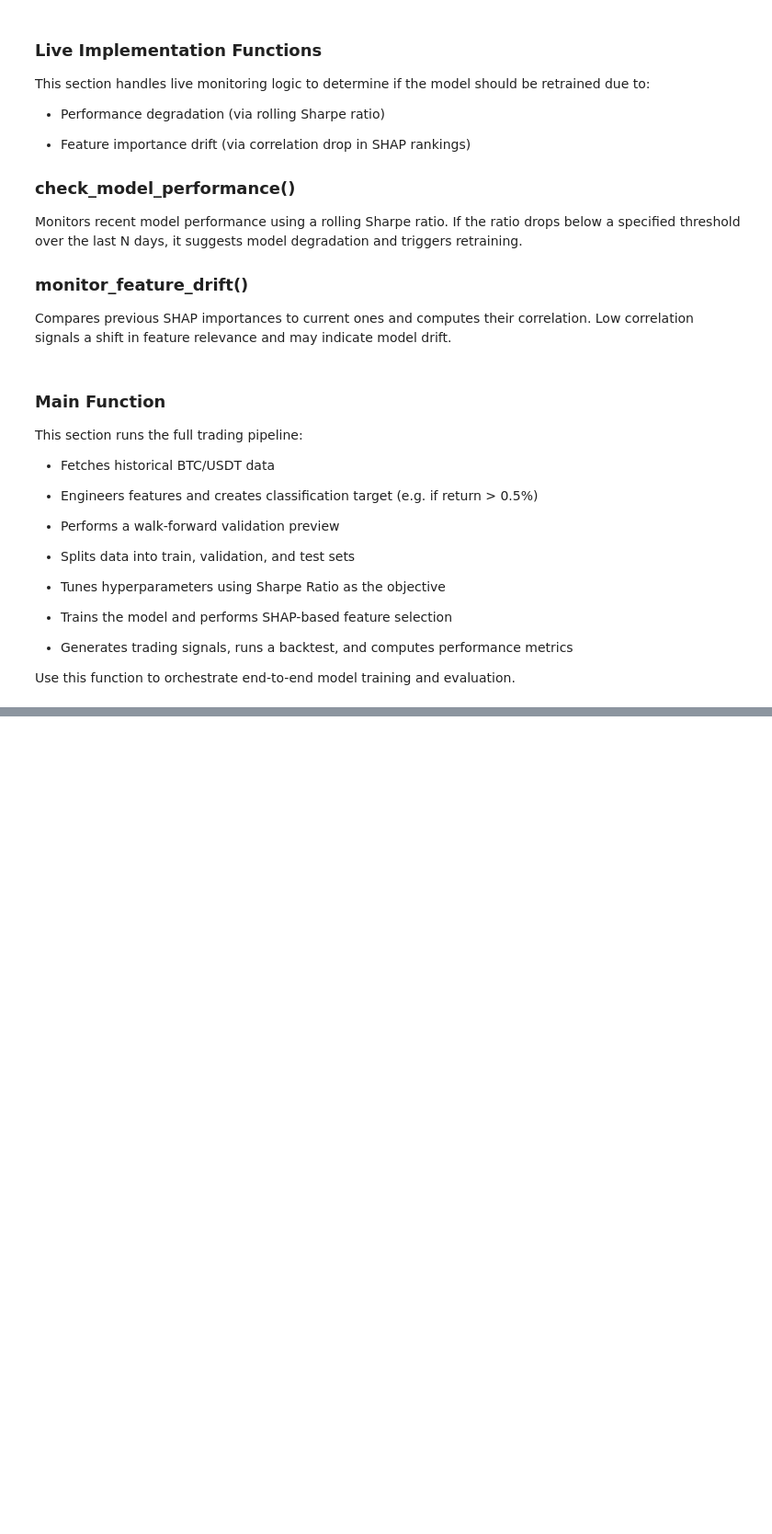
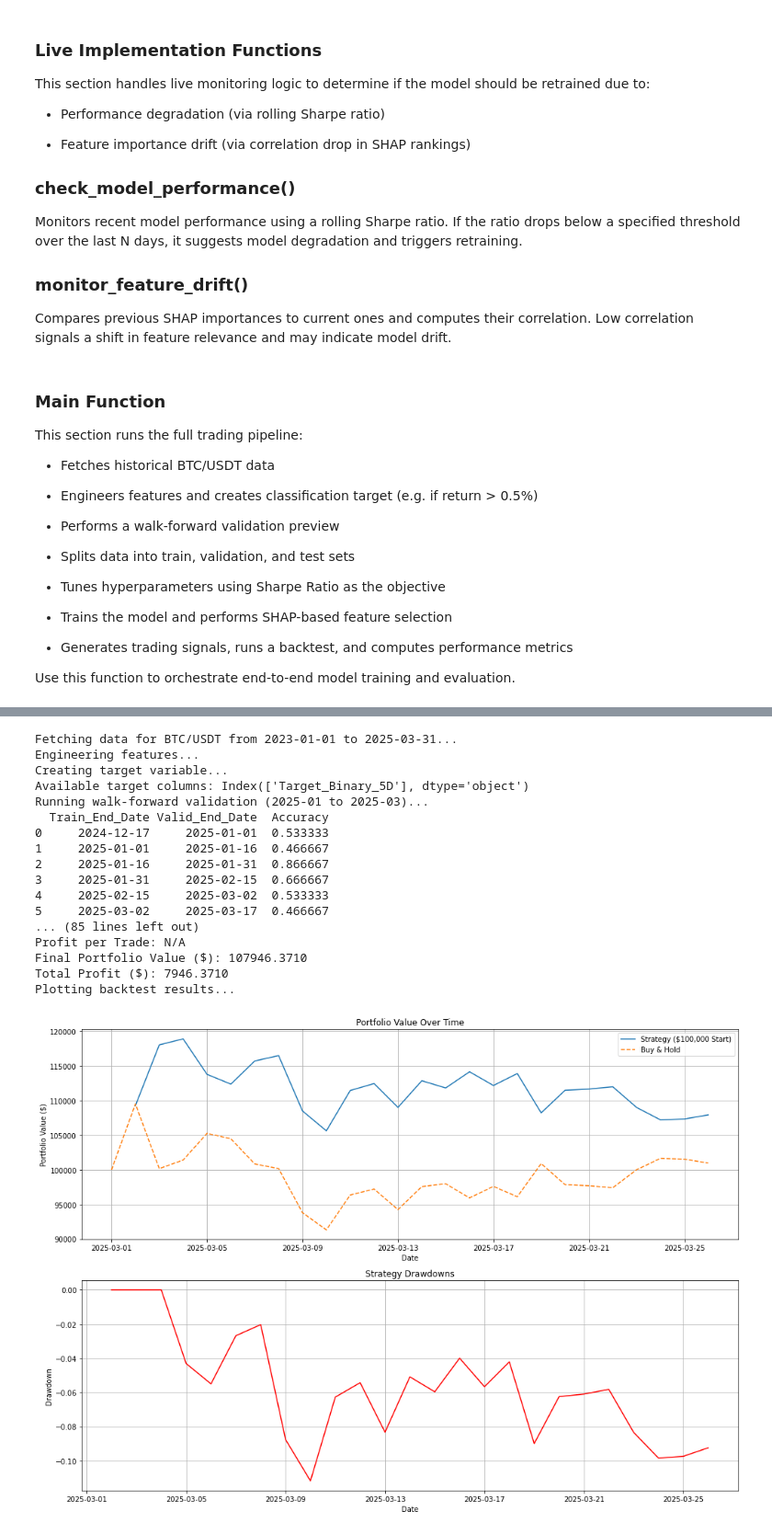
Before and after one commit to alyssa-tsh/CryptoMine, a Jupyter notebook: xgboost_ryan.ipynb, the cells around one changed output, grey strips where cells are left out. Shown at 92% size. Drawn from its saved outputs; the diff is of its cells as text; code cells hidden in the pictures; blank space fills up the shorter version.

Commit message:
eda and modified model

```diff
--- a/xgboost_ryan.ipynb
+++ b/xgboost_ryan.ipynb
@@ -283,11 +283,10 @@ This part is for finding the best XGBoost model configuration using RandomizedSe
 
 - It helps the model generalize better by preventing overfitting to the training data.
 # %%
-def tune_hyperparameters(X_train, y_train, save_path="data/best_params.csv"):
-    from sklearn.model_selection import RandomizedSearchCV, TimeSeriesSplit
+"""def tune_hyperparameters(X_train, y_train):
+    from sklearn.model_selection import RandomizedSearchCV
     from xgboost import XGBClassifier
     import numpy as np
-    import pandas as pd  # Import pandas for saving to CSV
 
     param_grid = {
         'n_estimators': [100, 300, 500],
@@ -307,10 +306,5 @@ def tune_hyperparameters(X_train, y_train, save_path="data/best_params.csv"):
 
     search.fit(X_train, y_train)
     print("Best parameters found:", search.best_params_)
-
-    # Save the best parameters to a CSV file
-    best_params_df = pd.DataFrame([search.best_params_])
-    best_params_df.to_csv(save_path, index=False)
-    print(f"Best parameters saved to: {save_path}")
-
     return search.best_params_
+"""
@@ -716,7 +767,7 @@ def run_model_with_params(X_train, y_train, X_valid, y_valid, X_test, test_data,
     # Signal generation
     test_signals = generate_signals(test_predictions, threshold=0.5, classification=classification)
 
-    # RSI filter (optional)
+    # RSI filter (OPTIONAL)
     if 'RSI' in test_data.columns:
         rsi = test_data['RSI'].values
         test_signals = np.where(
@@ -725,11 +776,13 @@ def run_model_with_params(X_train, y_train, X_valid, y_valid, X_test, test_data,
         )
 
     # Backtest
-    backtest_results = backtest_strategy(test_data, test_signals, debug=False)
+    backtest_results, trade_log = backtest_strategy(test_data, test_signals, debug=False)
 
     # Metrics
     metrics = calculate_performance_metrics(backtest_results)
 
+    trade_log.to_csv("trade_log.csv", index=False)
+
     return model, test_predictions, test_signals, backtest_results, metrics
 # %% [markdown]
 ### hyperparam_search_loop(): Hyperparameter Optimization by Sharpe Ratio
@@ -1132,15 +1093,3 @@ def live_trading(model, symbol, time_interval, selected_features, transaction_co
         'position_size': position_size,
         'confidence': abs(prediction) * 10  # Simple confidence metric
     }
-# %%
-if __name__ == "__main__":
-    model, backtest_results, metrics, top_shap_features = main()
-    model_filename = "trading_model.model"
-    model.save_model(model_filename)
-
-    print(f"Model saved successfully to {model_filename}")
-
-    # You can also save the backtest results and metrics
-    backtest_results.to_csv("backtest_results.csv")
-
-    print("Backtest results and metrics saved successfully")
@@ -1198,0 +1096,22 @@ Plotting backtest results...
+# %%
+if __name__ == "__main__":
+    model, backtest_results, metrics = main()
+# %% [output]
+Fetching data for BTC/USDT from 2023-01-01 to 2025-03-31...
+Engineering features...
+Creating target variable...
+Available target columns: Index(['Target_Binary_5D'], dtype='object')
+Running walk-forward validation (2025-01 to 2025-03)...
+  Train_End_Date Valid_End_Date  Accuracy
+0     2024-12-17     2025-01-01  0.533333
+1     2025-01-01     2025-01-16  0.466667
+2     2025-01-16     2025-01-31  0.866667
+3     2025-01-31     2025-02-15  0.666667
+4     2025-02-15     2025-03-02  0.533333
+5     2025-03-02     2025-03-17  0.466667
+... (85 lines left out)
+Profit per Trade: N/A
+Final Portfolio Value ($): 107946.3710
+Total Profit ($): 7946.3710
+Plotting backtest results...
+[figure, added]
```
Also changed, not shown: parts of 10 cells of this notebook, 2 other files.
